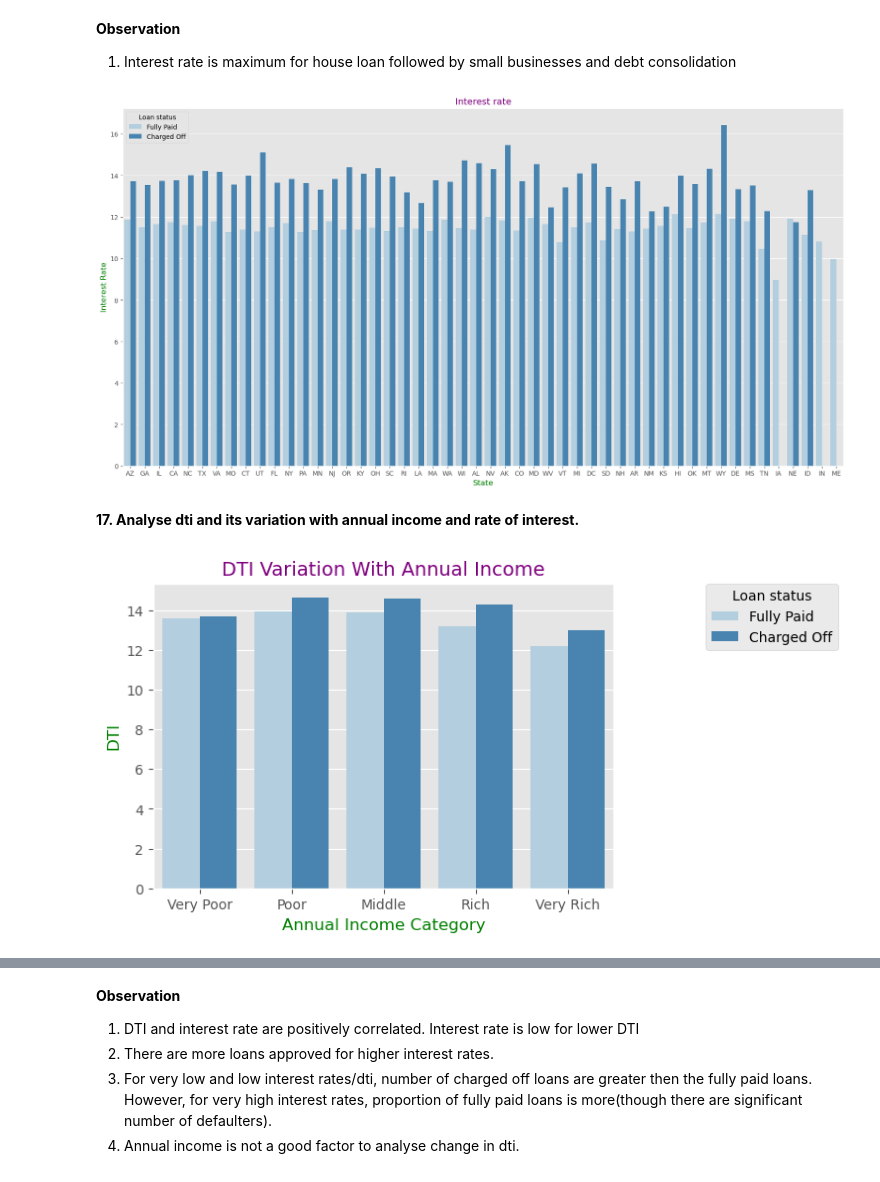
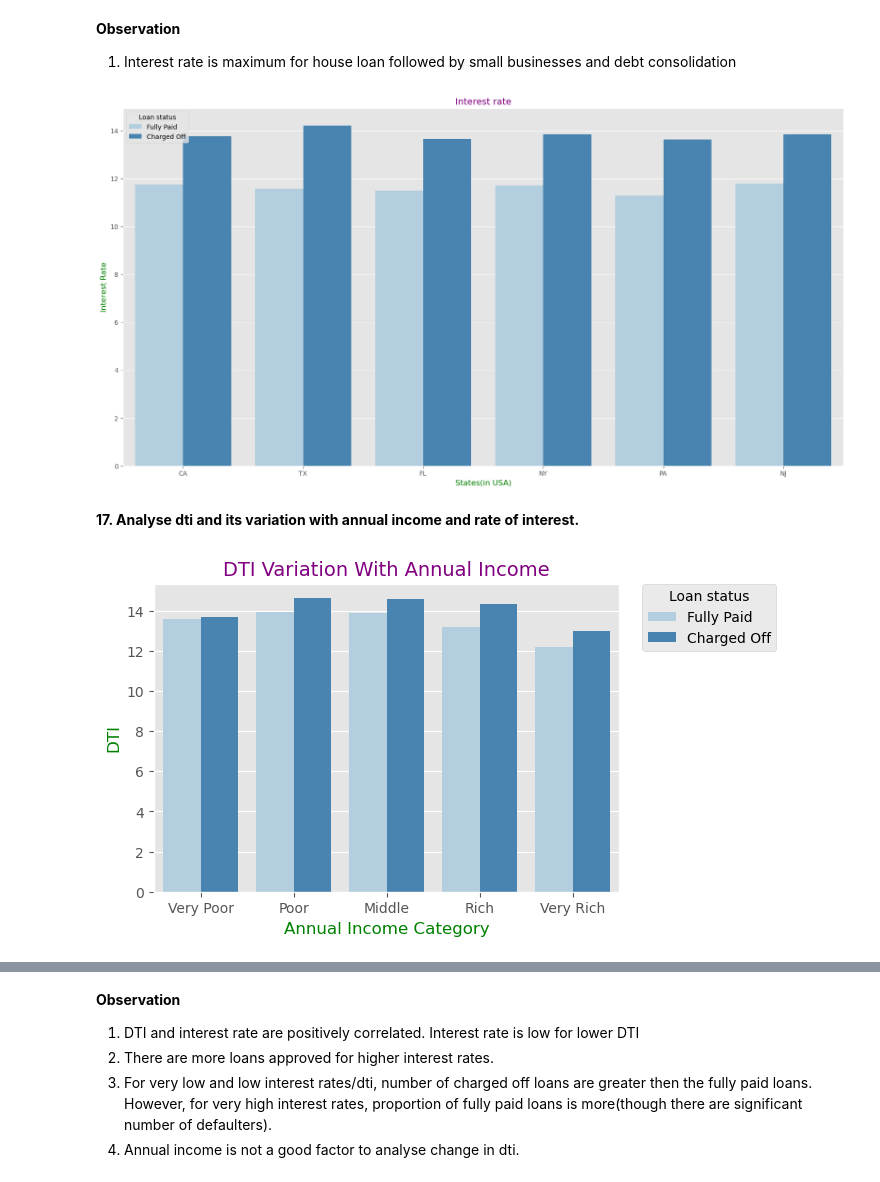
Before and after one commit to andrea-naz7/Lending_CaseStudy, a Jupyter notebook: Andrea_Shagun.ipynb, the cells around one changed output, grey strips where cells are left out. Drawn from its saved outputs; the diff is of its cells as text; code cells hidden in the pictures.

Commit message:
Updated graphs and added observation

```diff
--- a/Andrea_Shagun.ipynb
+++ b/Andrea_Shagun.ipynb
@@ -1452,26 +1455,26 @@ plt.figure(figsize=(20,10))
 plt.title("Interest rate",
           fontdict={'fontsize':14,'fontweight':5,'color':'Purple'})
 inp5 = inp4[inp4['addr_state'].isin(['CA', 'NY', 'FL','TX', 'NJ', 'PA'])]
-sns.barplot(data=inp4, x='addr_state',y='int_rate',hue='loan_status', palette='Blues',ci=0)
+sns.barplot(data=inp5, x='addr_state',y='int_rate',hue='loan_status', palette='Blues',ci=0)
 plt.ylabel("Interest Rate",fontdict={'fontsize':12,'fontweight':5,'color':'Green'})
 plt.xlabel("States(in USA)",fontdict={'fontsize':12,'fontweight':5,'color':'Green'})
 plt.legend(title='Loan status')
 plt.show()
 # %% [output]
-[figure, old version]
+[figure, new version]
 # %% [markdown]
 **17. Analyse dti and its variation with annual income and rate of interest.**<br>
 # %%
 plt.figure(figsize=(6,4))
 plt.title("DTI Variation With Annual Income",
           fontdict={'fontsize':14,'fontweight':5,'color':'Purple'})
 sns.barplot(data=inp4, x='annual_inc_bins',y='dti',hue='loan_status', palette='Blues',ci=0 )
 plt.ylabel("DTI",fontdict={'fontsize':12,'fontweight':5,'color':'Green'})
 plt.xlabel("Annual Income Category",fontdict={'fontsize':12,'fontweight':5,'color':'Green'})
-plt.legend(title='Loan status',bbox_to_anchor=(1.2, 1), borderaxespad=0)
+plt.legend(title='Loan status',bbox_to_anchor=(1.05, 1), borderaxespad=0)
 plt.show()
 # %% [output]
-[figure, old version]
+[figure, new version]
 # %%
 plt.figure(figsize=(6,4))
 plt.title("DTI Variation With Interest rate",
```
Also changed, not shown: parts of 6 cells of this notebook.
